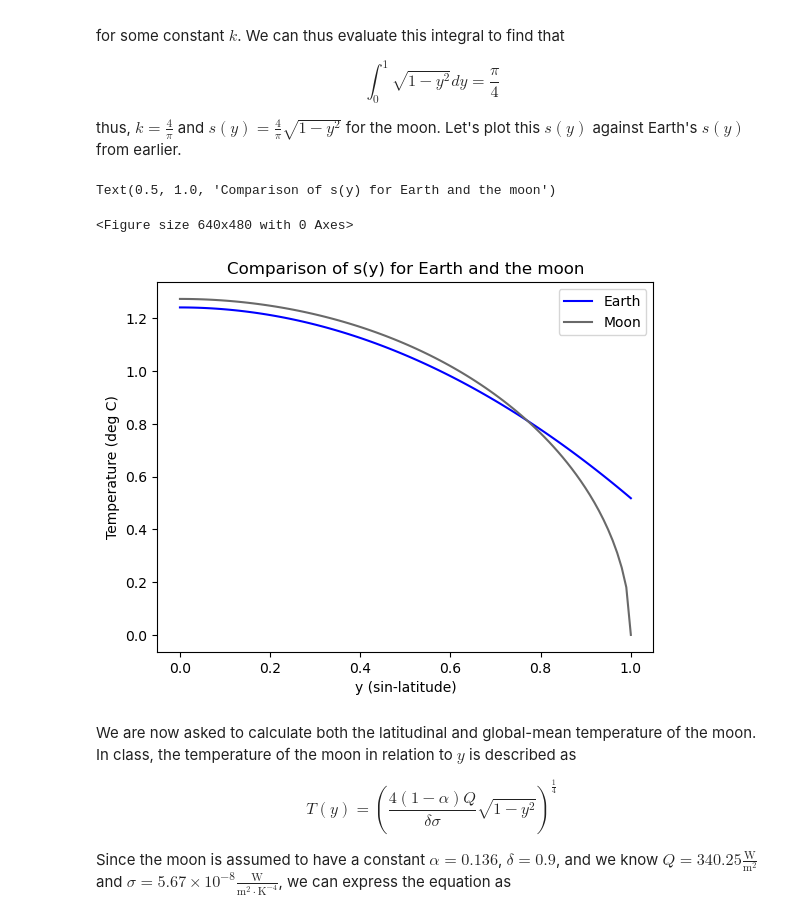
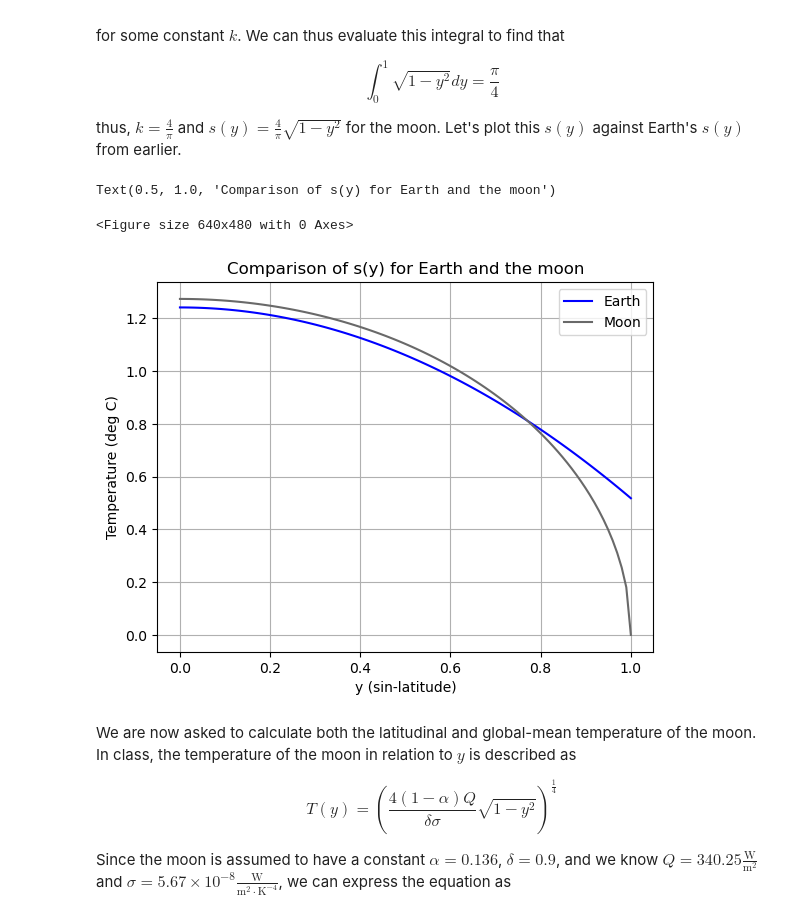
Before and after one commit to lemondoroshow/geoscienceModeling, a Jupyter notebook: planetaryClimates/modelingPlanetaryTemperature.ipynb, the cells around one changed output. Saved outputs shown, nothing was run; the diff lists cells and outputs as text; code cells hidden in the pictures.

```diff
--- a/planetaryClimates/modelingPlanetaryTemperature.ipynb
+++ b/planetaryClimates/modelingPlanetaryTemperature.ipynb
@@ -104,23 +104,24 @@ thus, $k=\frac{4}{\pi}$ and $s(y)=\frac{4}{\pi}\sqrt{1-y^2}$ for the moon. Let's
 # %%
 # Calculate s(y) funcs
 s_earth = 1.241 - 0.723 * np.power(y, 2)
 s_moon = 4/np.pi * np.sqrt(1 - np.power(y, 2))
 
 # Set up plot
 plt.clf()
 fig, ax = plt.subplots()
 
 # Plot and label
 ax.plot(y, s_earth, color = "blue", label = "Earth")
 ax.plot(y, s_moon, color = "dimgray", label = "Moon")
 ax.legend()
+ax.grid()
 ax.set_xlabel("y (sin-latitude)")
 ax.set_ylabel("Temperature (deg C)")
 ax.set_title("Comparison of s(y) for Earth and the moon")
 # %% [output]
 Text(0.5, 1.0, 'Comparison of s(y) for Earth and the moon')
 <Figure size 640x480 with 0 Axes>
-[figure, old version]
+[figure, new version]
 # %% [markdown]
 We are now asked to calculate both the latitudinal and global-mean temperature of the moon. In class, the temperature of the moon in relation to $y$ is described as
 
```
Also changed, not shown: parts of 14 cells of this notebook.
